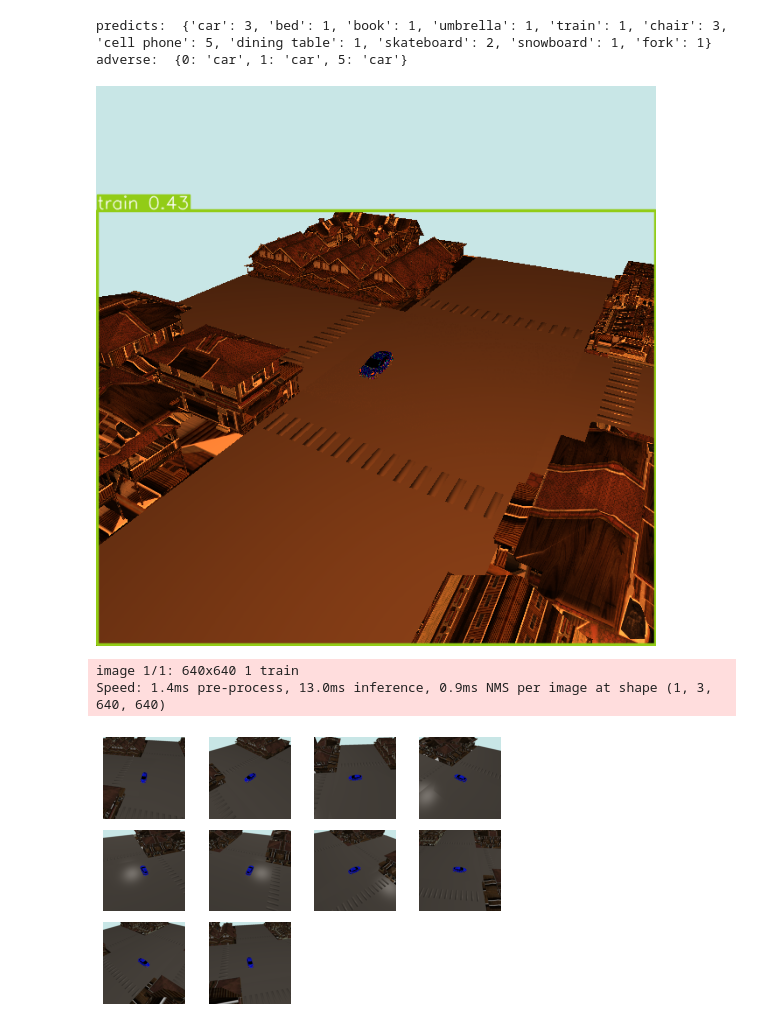
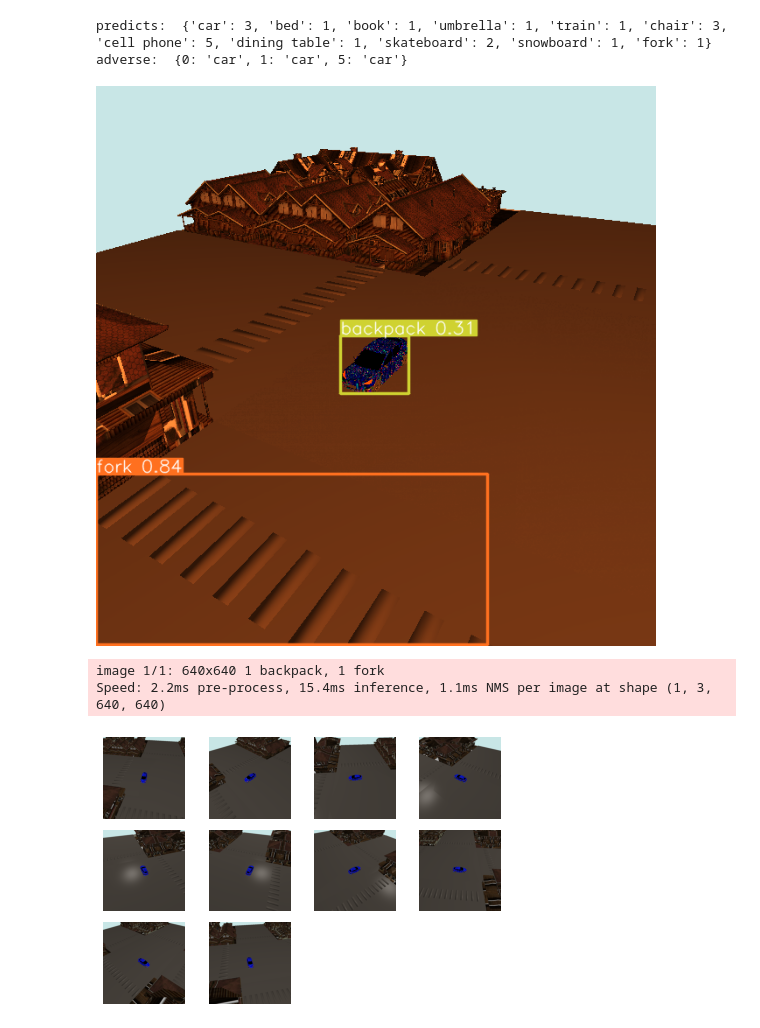
Before and after one commit to KrashKart/attack-obj-detector, a Jupyter notebook: main.ipynb, the cells around one changed output. Cells and saved outputs as stored; diff of their text form; code cells hidden in the pictures.

```diff
--- a/main.ipynb
+++ b/main.ipynb
@@ -233,12 +233,12 @@ predicts:  {'car': 3, 'bed': 1, 'book': 1, 'umbrella': 1, 'train': 1, 'chair': 3
 adverse:  {0: 'car', 1: 'car', 5: 'car'}
 # %%
 # render and predict on standard view
-final = render_one(scene, renderer, device, distance=2.0, elev=30, azim=30)
+final = render_one(scene, renderer, device, distance=1.0, elev=30, azim=30)
 _ = ml.predict(pred_model, final, show=True)
 # %% [output]
-[figure, old version]
+[figure, new version]
-image 1/1: 640x640 1 train
-Speed: 1.4ms pre-process, 13.0ms inference, 0.9ms NMS per image at shape (1, 3, 640, 640)
+image 1/1: 640x640 1 backpack, 1 fork
+Speed: 2.2ms pre-process, 15.4ms inference, 1.1ms NMS per image at shape (1, 3, 640, 640)
 # %%
 render_around(scene, renderer, device, batch_size=10, distance=1, elevMin=45, elevMax=45, azimMin=10, azimMax=350)
 # %% [output]
```
